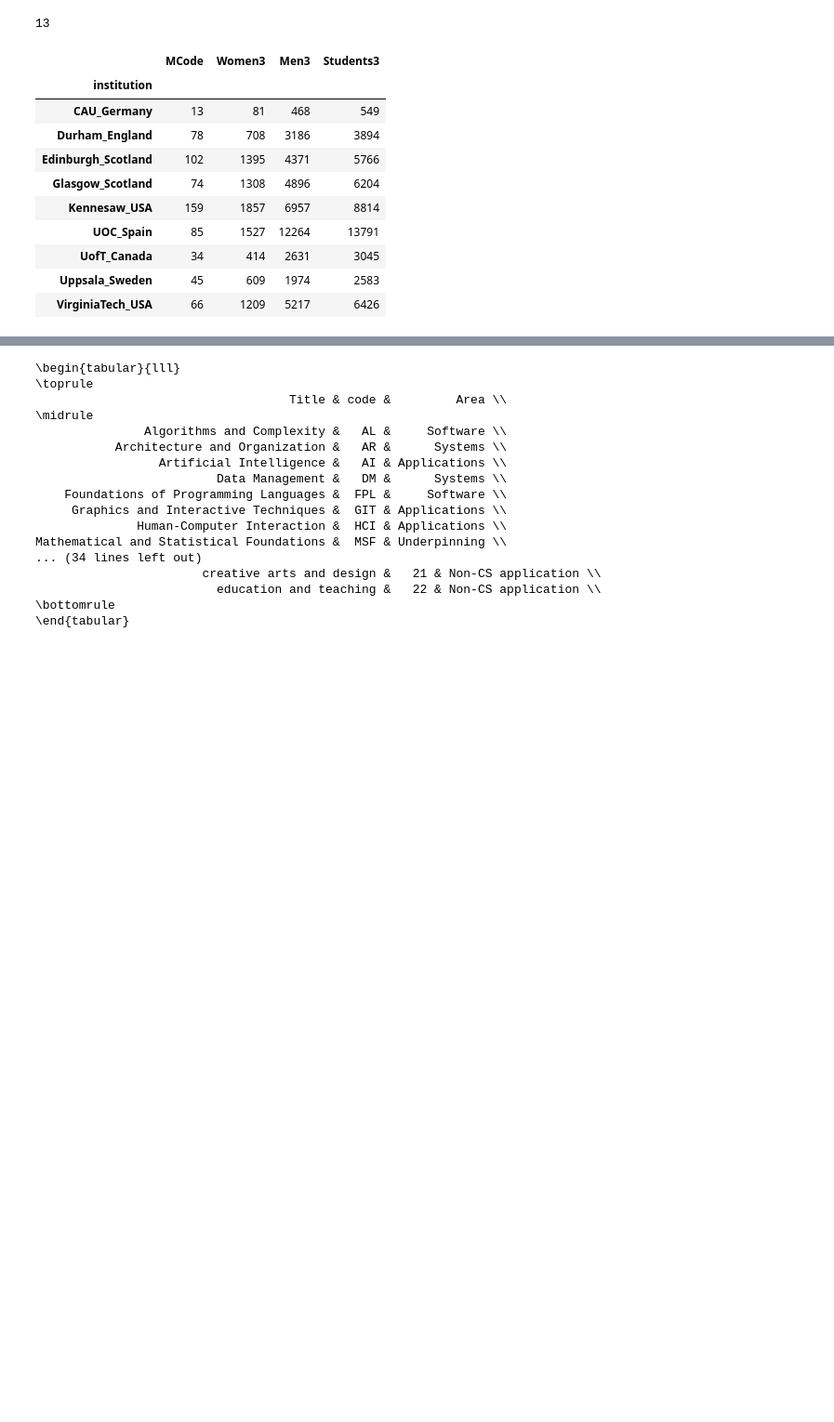
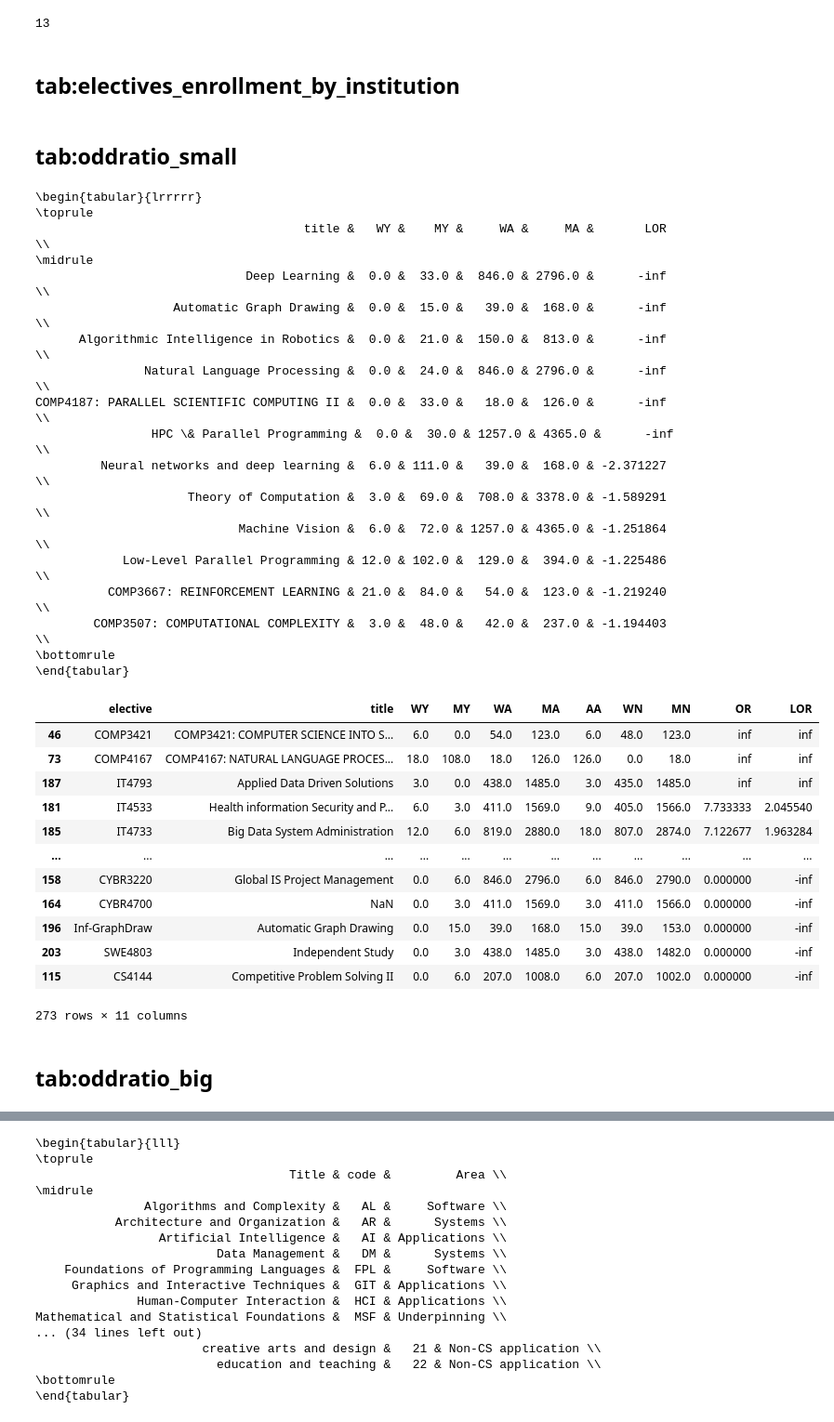
Before and after one commit to stevenaeola/iticse2023_wg6, a Jupyter notebook: tables_and_charts.ipynb, the cells around one changed output, grey strips where cells are left out. Shown: that part at 93% size. Saved outputs shown, nothing was run; the diff lists cells and outputs as text; code cells hidden in the pictures; blank space fills up the shorter version.

Commit message:
Data, scripts and results for full paper submission

```diff
--- a/tables_and_charts.ipynb
+++ b/tables_and_charts.ipynb
@@ -15,18 +27,61 @@ institution_elective_count = all_electives.groupby('institution')['elective'].co
 institution_elective_count['CAU_Germany']
 # %% [output]
 13
+# %% [markdown]
+## tab:electives_enrollment_by_institution
 # %%
 elective_enrolment = pd.read_csv(os.path.join("enrolment", "all_elective_enrolment_rounded.csv"))
-elective_enrolment[['institution','MCode','Women3','Men3','Students3']].groupby('institution').agg({'MCode': 'count', 'Women3': 'sum', 'Men3': 'sum', 'Students3': 'sum'})
+tab_electives_enrollment_by_institution = elective_enrolment[['institution','AcademicYearStart','MCode','Women3','Men3','Students3']].groupby(['institution','AcademicYearStart']).agg({'MCode': 'count', 'Women3': 'sum', 'Men3': 'sum', 'Students3': 'sum'}).reset_index()
+tab_electives_enrollment_by_institution.columns = ['Institution', 'Academic Year', 'Number of electives available', 'Women elective enrolments', 'Men elective enrolments', 'All elective enrolments']
+tab_electives_enrollment_by_institution.replace(institution_dict, inplace = True)
+colpar = 'p{1.6cm}'
+
+with open('figs/tab_electives_enrollment_by_institution.tex', 'w') as tf:
+     tf.write(tab_electives_enrollment_by_institution.to_latex(index=False, column_format='ll' + colpar*4))
-# %% [output]
-|  | MCode | Women3 | Men3 | Students3 |
-| institution |  |  |  |  |
-| CAU_Germany | 13 | 81 | 468 | 549 |
-| Durham_England | 78 | 708 | 3186 | 3894 |
-| Edinburgh_Scotland | 102 | 1395 | 4371 | 5766 |
-| Glasgow_Scotland | 74 | 1308 | 4896 | 6204 |
-| Kennesaw_USA | 159 | 1857 | 6957 | 8814 |
-| UOC_Spain | 85 | 1527 | 12264 | 13791 |
-| UofT_Canada | 34 | 414 | 2631 | 3045 |
-| Uppsala_Sweden | 45 | 609 | 1974 | 2583 |
-| VirginiaTech_USA | 66 | 1209 | 5217 | 6426 |
+# %% [markdown]
+## tab:oddratio_small
+# %%
+oddsratio_cols=['title','WY','MY','WA','MA', 'LOR']
+
+stage_two_enrolment_collapsed = pd.read_csv("stage_two_enrolment_collapsed.csv")
+stage_two_enrolment_collapsed.columns=['elective', 'title', 'WY', 'MY', 'WA', 'MA', 'AA']
+stage_two_enrolment_collapsed['WN'] = stage_two_enrolment_collapsed['WA'] - stage_two_enrolment_collapsed['WY']
+stage_two_enrolment_collapsed['MN'] = stage_two_enrolment_collapsed['MA'] - stage_two_enrolment_collapsed['MY']
+stage_two_enrolment_collapsed['OR'] = stage_two_enrolment_collapsed['WY']*stage_two_enrolment_collapsed['MN'] / (stage_two_enrolment_collapsed['WN']*stage_two_enrolment_collapsed['MY'])
+stage_two_enrolment_collapsed['LOR'] = np.log(stage_two_enrolment_collapsed['OR'])
+print(stage_two_enrolment_collapsed[(stage_two_enrolment_collapsed['AA']>12) & (stage_two_enrolment_collapsed['LOR']< -0.9155)].sort_values('OR')[oddsratio_cols].head(12).to_latex(index=False))
+stage_two_enrolment_collapsed.sort_values('OR', ascending=False)
+# %% [output]
+\begin{tabular}{lrrrrr}
+\toprule
+                                     title &   WY &    MY &     WA &     MA &       LOR \\
+\midrule
+                             Deep Learning &  0.0 &  33.0 &  846.0 & 2796.0 &      -inf \\
+                   Automatic Graph Drawing &  0.0 &  15.0 &   39.0 &  168.0 &      -inf \\
+      Algorithmic Intelligence in Robotics &  0.0 &  21.0 &  150.0 &  813.0 &      -inf \\
+               Natural Language Processing &  0.0 &  24.0 &  846.0 & 2796.0 &      -inf \\
+COMP4187: PARALLEL SCIENTIFIC COMPUTING II &  0.0 &  33.0 &   18.0 &  126.0 &      -inf \\
+                HPC \& Parallel Programming &  0.0 &  30.0 & 1257.0 & 4365.0 &      -inf \\
+         Neural networks and deep learning &  6.0 & 111.0 &   39.0 &  168.0 & -2.371227 \\
+                     Theory of Computation &  3.0 &  69.0 &  708.0 & 3378.0 & -1.589291 \\
+                            Machine Vision &  6.0 &  72.0 & 1257.0 & 4365.0 & -1.251864 \\
+            Low-Level Parallel Programming & 12.0 & 102.0 &  129.0 &  394.0 & -1.225486 \\
+          COMP3667: REINFORCEMENT LEARNING & 21.0 &  84.0 &   54.0 &  123.0 & -1.219240 \\
+        COMP3507: COMPUTATIONAL COMPLEXITY &  3.0 &  48.0 &   42.0 &  237.0 & -1.194403 \\
+\bottomrule
+\end{tabular}
+|  | elective | title | WY | MY | WA | MA | AA | WN | MN | OR | LOR |
+| 46 | COMP3421 | COMP3421: COMPUTER SCIENCE INTO S... | 6.0 | 0.0 | 54.0 | 123.0 | 6.0 | 48.0 | 123.0 | inf | inf |
+| 73 | COMP4167 | COMP4167: NATURAL LANGUAGE PROCES... | 18.0 | 108.0 | 18.0 | 126.0 | 126.0 | 0.0 | 18.0 | inf | inf |
+| 187 | IT4793 | Applied Data Driven Solutions | 3.0 | 0.0 | 438.0 | 1485.0 | 3.0 | 435.0 | 1485.0 | inf | inf |
+| 181 | IT4533 | Health information Security and P... | 6.0 | 3.0 | 411.0 | 1569.0 | 9.0 | 405.0 | 1566.0 | 7.733333 | 2.045540 |
+| 185 | IT4733 | Big Data System Administration | 12.0 | 6.0 | 819.0 | 2880.0 | 18.0 | 807.0 | 2874.0 | 7.122677 | 1.963284 |
+| ... | ... | ... | ... | ... | ... | ... | ... | ... | ... | ... | ... |
+| 158 | CYBR3220 | Global IS Project Management | 0.0 | 6.0 | 846.0 | 2796.0 | 6.0 | 846.0 | 2790.0 | 0.000000 | -inf |
+| 164 | CYBR4700 | NaN | 0.0 | 3.0 | 411.0 | 1569.0 | 3.0 | 411.0 | 1566.0 | 0.000000 | -inf |
+| 196 | Inf-GraphDraw | Automatic Graph Drawing | 0.0 | 15.0 | 39.0 | 168.0 | 15.0 | 39.0 | 153.0 | 0.000000 | -inf |
+| 203 | SWE4803 | Independent Study | 0.0 | 3.0 | 438.0 | 1485.0 | 3.0 | 438.0 | 1482.0 | 0.000000 | -inf |
+| 115 | CS4144 | Competitive Problem Solving II | 0.0 | 6.0 | 207.0 | 1008.0 | 6.0 | 207.0 | 1002.0 | 0.000000 | -inf |
+273 rows × 11 columns
+# %% [markdown]
+## tab:oddratio_big
```
Also changed, not shown: parts of 7 cells of this notebook, 47 other files.
